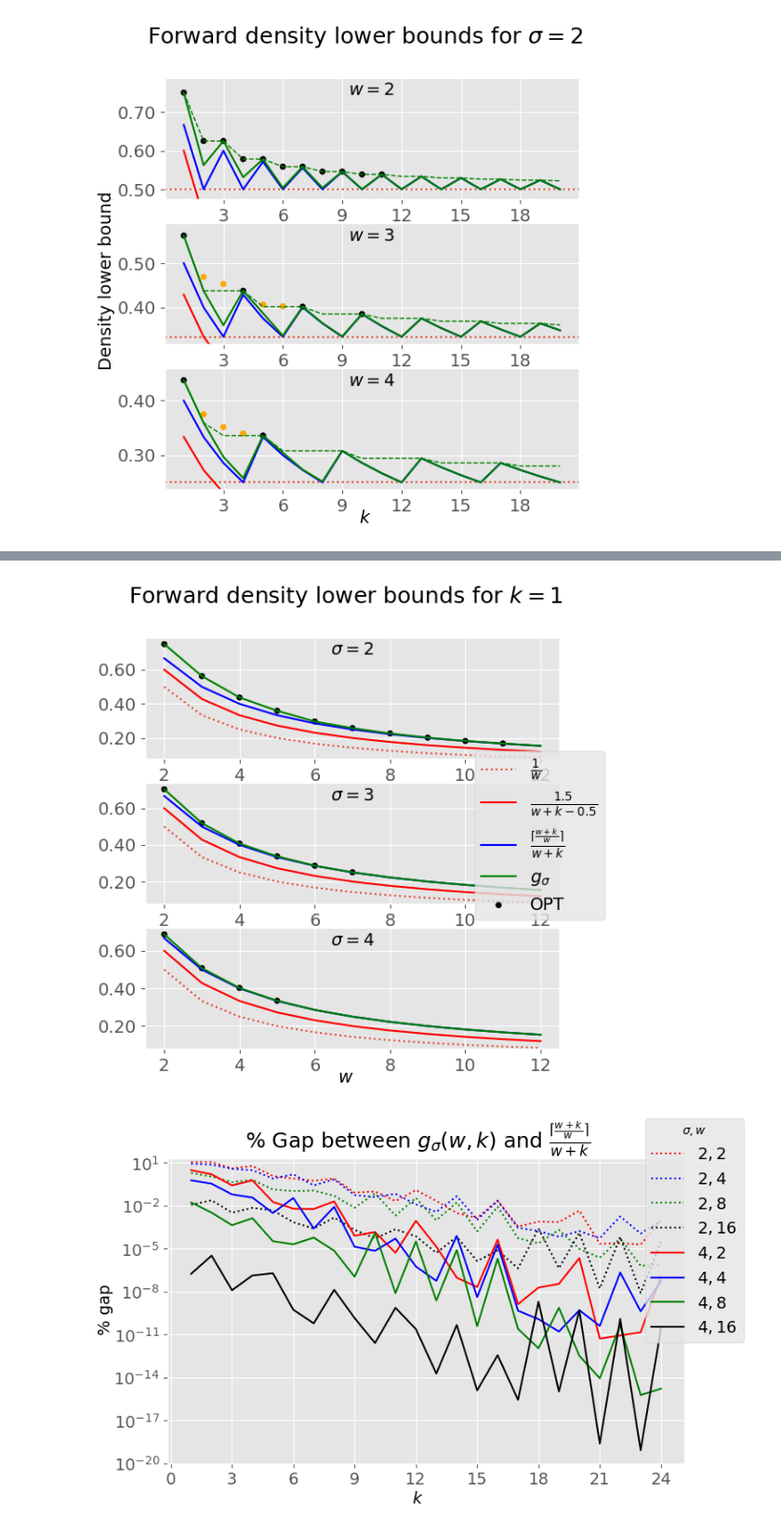
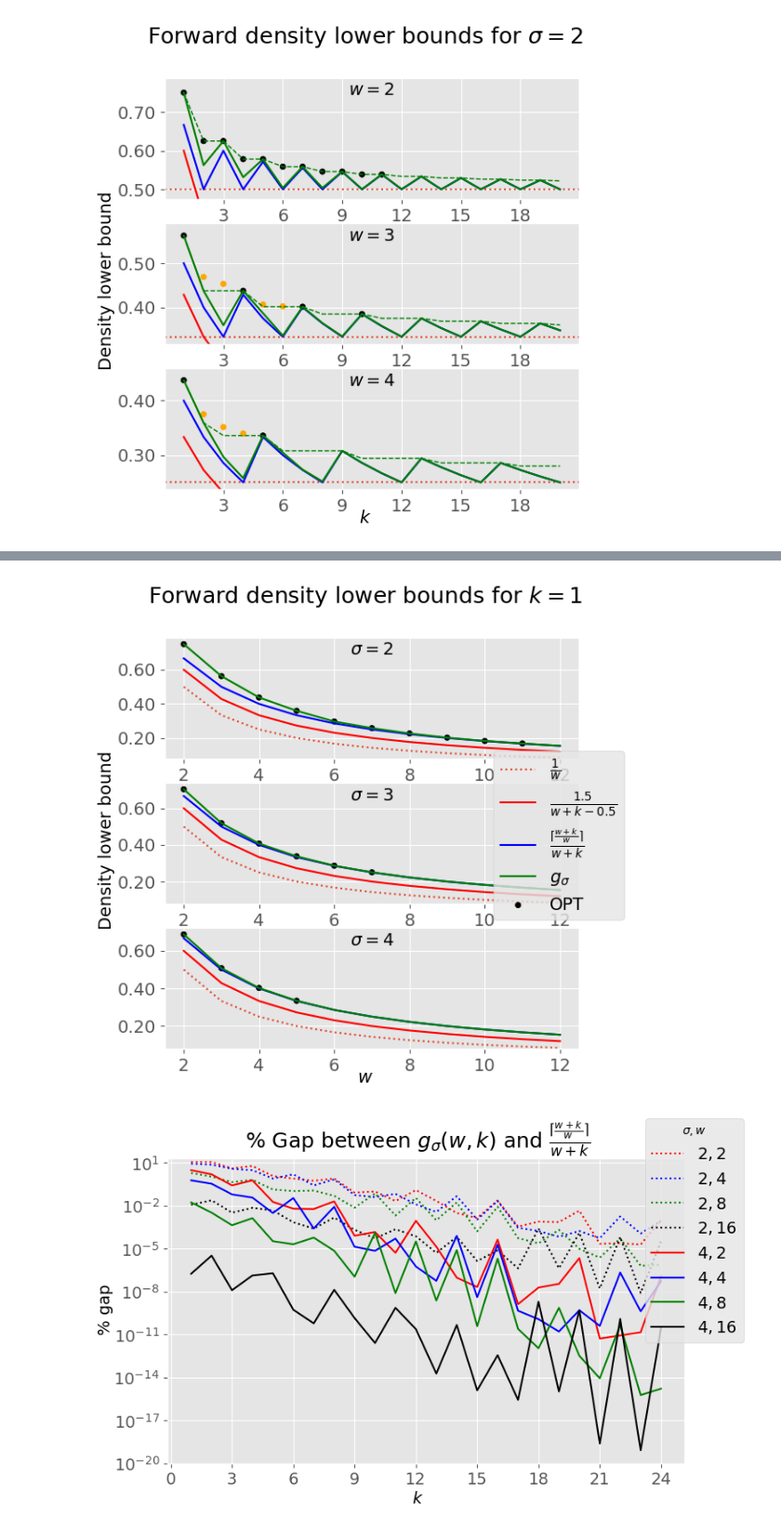
Before and after one commit to treangenlab/sampling-scheme-analysis, a Jupyter notebook: scripts/lower-bounds.ipynb, the cells around one changed output, grey strips where cells are left out. Shown at 93% size. Saved outputs shown, nothing was run; the diff lists cells and outputs as text; code cells hidden in the pictures.

```diff
--- a/scripts/lower-bounds.ipynb
+++ b/scripts/lower-bounds.ipynb
@@ -177,35 +177,35 @@ for idx, sigma in enumerate(sigma_range):
     ax.plot(w_range, [1/w for w in w_range], label="$\\frac{1}{w}$", linestyle="dotted")
     ax.plot(w_range, [ragnar_WABI_LB(w, k) for w in w_range], label="$\\frac{1.5}{w+k-0.5}$", color="red")
     ax.plot(w_range, [ragnar_ceil_LB(w, k) for w in w_range], label="$\\frac{\\lceil\\frac{w+k}{w}\\rceil}{w+k}$", color="blue")
     ax.plot(w_range, my_densities, label="$g_\sigma$", color="green")
     opt_w = []
     opt_dens = []
     opt_color = []
     for w in w_range:
         if (w, k, sigma) in fwd_wksigma_to_dens:
             opt_w.append(w)
             opt_dens.append(fwd_wksigma_to_dens[(w, k, sigma)])
             opt_color.append("orange" if not math.isclose(aperiodic_bound_suff(w, k, sigma), fwd_wksigma_to_dens[(w, k, sigma)], rel_tol=(1 / (sigma**(w+k+1)))) else "black")
 
     ax.scatter(opt_w, opt_dens, label="OPT", color=opt_color, s=20)
     prop={'size': subplot_font}
     ax.set_title(f"$\sigma={sigma}$", y=1.0, pad=-14)
     ax.xaxis.set_major_locator(MaxNLocator(integer=True))
     ax.yaxis.set_major_formatter(FormatStrFormatter('%.2f'))
     ax.set_ylim(((1-ylim_pad_factor)*(1/w), (1+ylim_pad_factor)*my_densities[0]))
     for item in ([ax.title, ax.xaxis.label, ax.yaxis.label] +
              ax.get_xticklabels() + ax.get_yticklabels()):
         item.set_font(prop)
 
 handles, labels = ax.get_legend_handles_labels()
 fig.legend(handles, labels, loc='center right', prop={'size': legend_font})
 fig.supxlabel("$w$", y=.04, fontsize=plot_font)
-# fig.supylabel("Density lower bound", x=0, fontsize=plot_font)
+fig.supylabel("Density lower bound", x=0, fontsize=plot_font)
 fig.suptitle("Forward density lower bounds for $k=1$", fontsize=title_font)
 fig.savefig(f"../tex/media/bound-fwd-k1.png", dpi=fig_dpi)
 fig.show()
 # %% [output]
-[figure, old version]
+[figure, new version]
 # %%
 
 w_range = list([2, 4, 8, 16])
```
Also changed, not shown: parts of 1 cell of this notebook.
